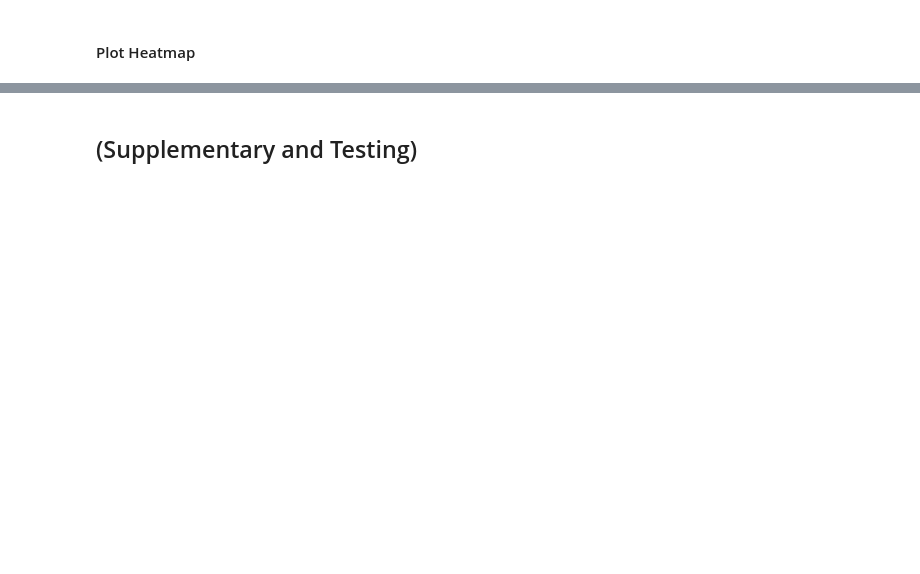
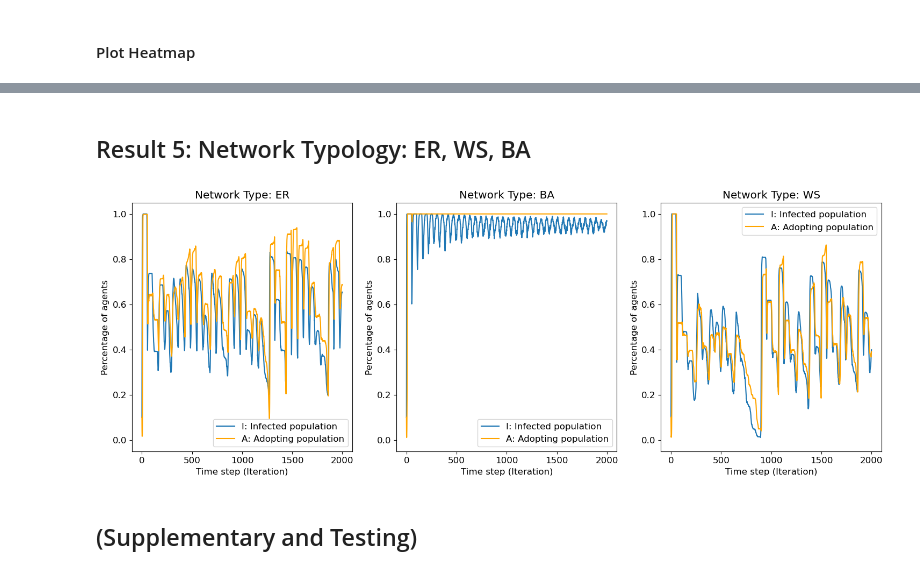
Before and after one commit to shengfuw/Epidemic-Behavior-Interaction-Model, a Jupyter notebook: main.ipynb, the cells around one changed output, grey strips where cells are left out. Saved outputs shown, nothing was run; the diff lists cells and outputs as text; code cells hidden in the pictures; blank space fills up the shorter version.

```diff
--- a/main.ipynb
+++ b/main.ipynb
@@ -835,3 +883,43 @@ plt.show()
+# %% [markdown]
+## Result 5: Network Typology: ER, WS, BA
+# %%
+random.seed(111)
+np.random.seed(111)
+
+N = 1000 # number of nodes
+k = 5 # average degree
+time_steps = 2000
+
+a, b = 1.5, 1.5 # beta distribution parameters
+beta_u = 0.8 # transmission probability for unaware nodes
+beta_a = beta_u / 10 # transmission probability for aware nodes: 5 or 10 times smaller than beta_u
+alpha = 0.3 # recovery probability
+infection_period = 50 # number of time steps before a infected node can recover
+gamma = .7 # a susceptible individual will break each edge with an infected neighbor at a probability of gamma
+eta = .2 # when rewiring, the new link to a susceptible node at a distance of two is made with probability eta
+
+threshold_formula = "complex" # "complex" or "simple" contagion
+lambda_ = .8 # how the global infection rate affects the awareness threshold
+rho = .5 # turning point of the awareness threshold
+
+fig, axs = plt.subplots(1, 3, figsize=(18, 6))
+axs = axs.flatten()
+axs_idx = 0
+
+for network_type in ["ER", "BA", "WS"]:
+  SISModel = TwoLayerNetwork(N, k, a, b, beta_a, beta_u, alpha, infection_period, gamma, eta, threshold_formula, lambda_=lambda_, rho=rho, initial_infected_ratio=0.1, intial_aware_ratio=0.1, network_type=network_type)
+
+  # SISModel.plot_network("physical", component_num=1)
+  SISModel.run_simulation(time_steps, print_info=False, plot_network=False)
+  # SISModel.plot_network("physical", component_num=1)
+
+  SISModel.plot_prevalence_trend(ax=axs[axs_idx])
+  axs[axs_idx].set_title(f"Network Type: {network_type}")
+  axs_idx += 1
+
+plt.show()
+# %% [output]
+[figure, added]
 # %% [markdown]
 ## (Supplementary and Testing)
 # %%
```
Also changed, not shown: parts of 20 cells of this notebook.
